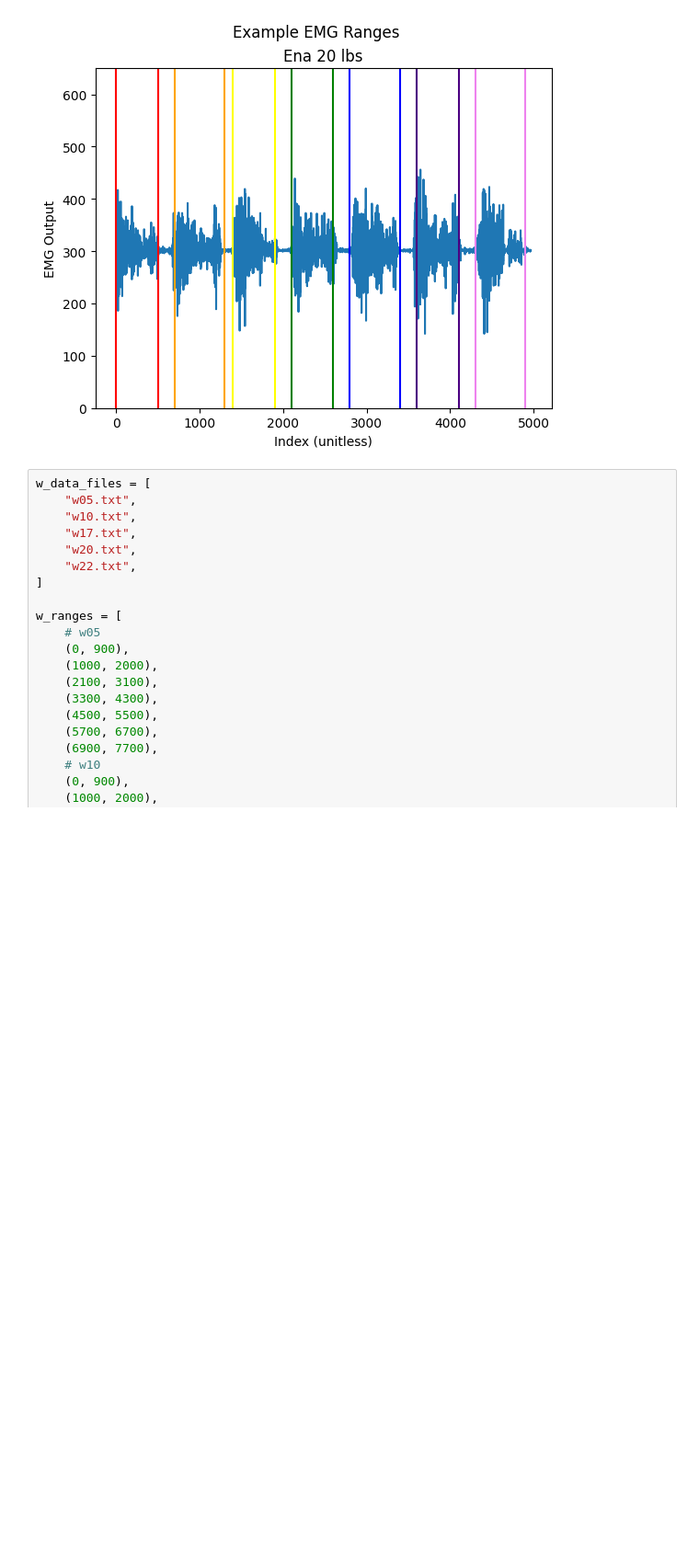
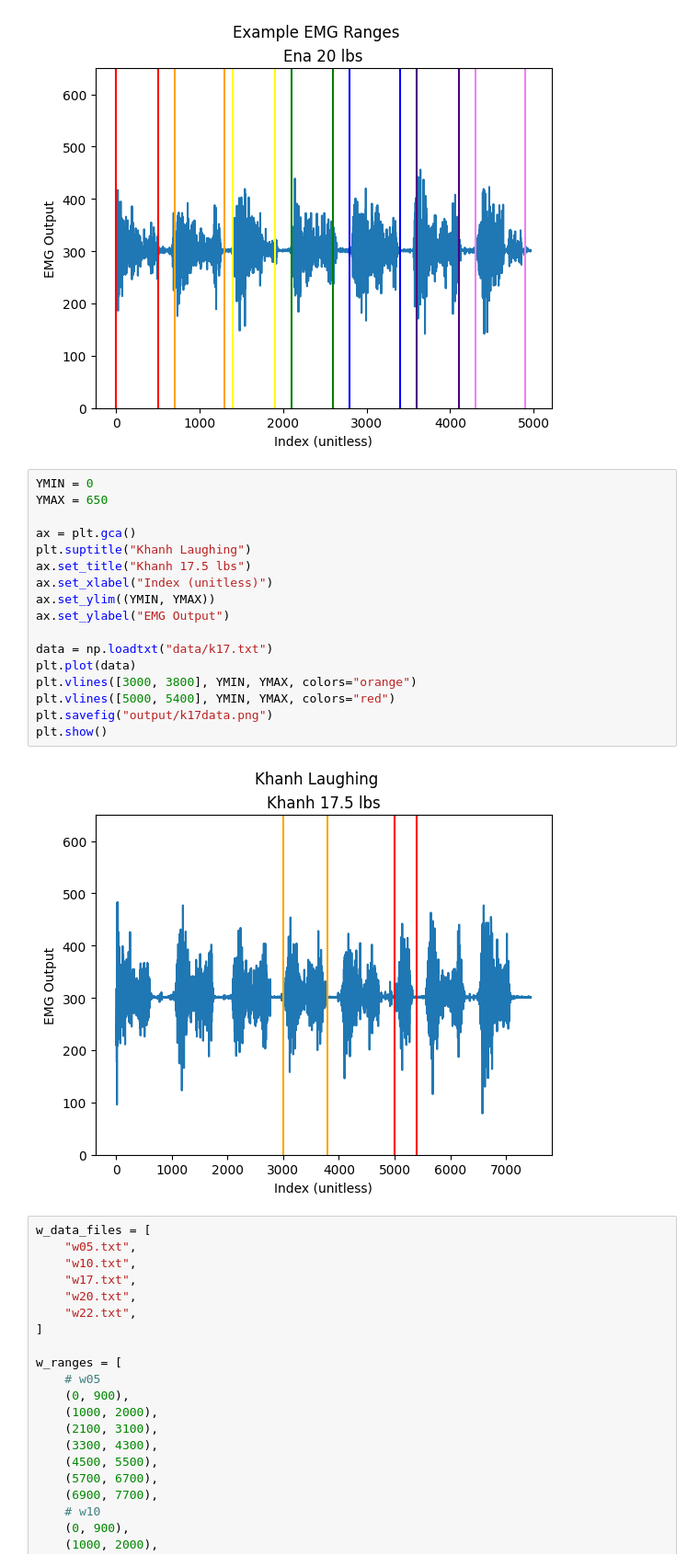
Before and after one commit to nouturnsign/physemg, a Jupyter notebook: preanalysis.ipynb, the cells around one changed output. Shown: that part at 92% size. Cells and saved outputs as stored; diff of their text form; blank space fills up the shorter version.

Commit message:
Add Khanh laughing dataset

```diff
--- a/preanalysis.ipynb
+++ b/preanalysis.ipynb
@@ -83,6 +83,25 @@ plt.savefig("output/e20ranges.png")
 plt.show()
 # %% [output]
 [figure]
+# %%
+YMIN = 0
+YMAX = 650
+
+ax = plt.gca()
+plt.suptitle("Khanh Laughing")
+ax.set_title("Khanh 17.5 lbs")
+ax.set_xlabel("Index (unitless)")
+ax.set_ylim((YMIN, YMAX))
+ax.set_ylabel("EMG Output")
+
+data = np.loadtxt("data/k17.txt")
+plt.plot(data)
+plt.vlines([3000, 3800], YMIN, YMAX, colors="orange")
+plt.vlines([5000, 5400], YMIN, YMAX, colors="red")
+plt.savefig("output/k17data.png")
+plt.show()
+# %% [output]
+[figure, added]
 # %%
 w_data_files = [
     "w05.txt",
```
Also changed, not shown: 1 other file.
